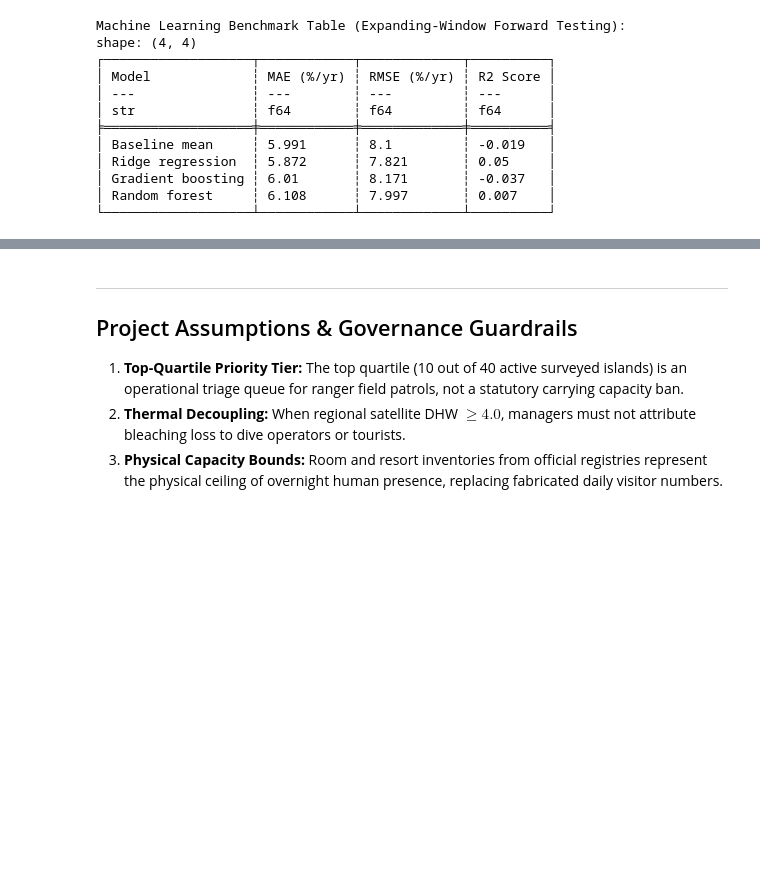
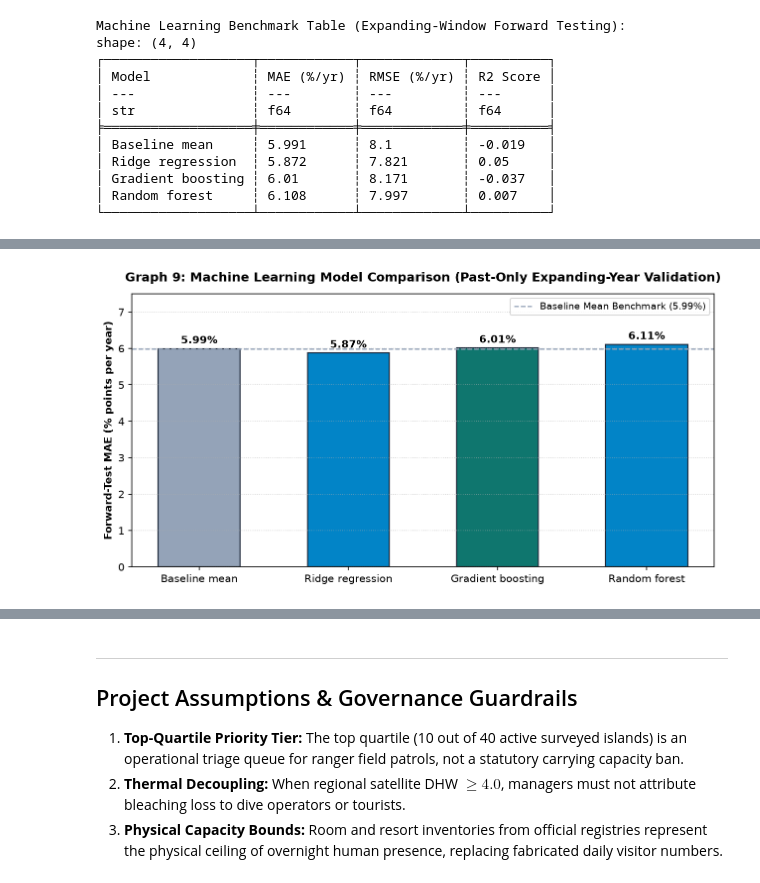
Before and after one commit to Chee613/dosm2026, a Jupyter notebook: notebooks/01_reproducible_pipeline.ipynb, the cells around one changed output, grey strips where cells are left out. Drawn from its saved outputs; the diff is of its cells as text; code cells hidden in the pictures; blank space fills up the shorter version.

```diff
--- a/notebooks/01_reproducible_pipeline.ipynb
+++ b/notebooks/01_reproducible_pipeline.ipynb
@@ -487,13 +574,13 @@ tradeoff_trajectories = simulate_npv(years=20, discount_rate=0.05)
 
 fig, (ax1, ax2) = plt.subplots(1, 2, figsize=(14, 5), dpi=150)
 
-# Graph 6: 4-Pillar Valuation
+# Graph 7: 4-Pillar Valuation
 p_names = [p["pillar"] for p in economic_pillars]
 p_vals = [p["value_myr"]/1e9 for p in economic_pillars]
 p_pcts = [p["share_pct"] for p in economic_pillars]
 colors = ["#0284c7", "#0d9488", "#10b981", "#6366f1"]
 bars = ax1.barh(p_names[::-1], p_vals[::-1], color=colors[::-1], height=0.55)
-ax1.set_title("Graph 6: RM 8.70 Billion/Year Coral Economic Valuation", fontweight="bold", fontsize=11)
+ax1.set_title("Graph 7: RM 8.70 Billion/Year Coral Economic Valuation", fontweight="bold", fontsize=11)
 ax1.set_xlabel("Economic Value (RM Billion / Year)", fontweight="bold")
 for b, p in zip(bars, p_pcts[::-1]):
     w = b.get_width()
@@ -501,7 +588,7 @@ for b, p in zip(bars, p_pcts[::-1]):
 ax1.set_xlim(0, 6.0)
 ax1.grid(axis="x", linestyle=":", alpha=0.6)
 
-# Graph 7: 20-Year NPV Tradeoff Curve
+# Graph 8: 20-Year NPV Tradeoff Curve
 years_x = [t["year"] for t in tradeoff_trajectories]
 cum_no_action = [t["cum_npv_no_action"]/1e9 for t in tradeoff_trajectories]
 cum_sustainable = [t["cum_npv_sustainable"]/1e9 for t in tradeoff_trajectories]
@@ -509,7 +596,7 @@ cum_sustainable = [t["cum_npv_sustainable"]/1e9 for t in tradeoff_trajectories]
 ax2.plot(years_x, cum_sustainable, color="#059669", linewidth=2.8, marker="o", label="Proactive Policy (Preserved Value: RM 114.3B)")
 ax2.plot(years_x, cum_no_action, color="#dc2626", linewidth=2.5, linestyle="--", marker="x", label="No Action (Over-Tourism: RM 66.6B)")
 ax2.fill_between(years_x, cum_no_action, cum_sustainable, color="#10b981", alpha=0.18, label="Net Capital Preserved (+RM 47.73B)")
-ax2.set_title("Graph 7: 20-Year Cumulative NPV Trade-Off Simulation", fontweight="bold", fontsize=11)
+ax2.set_title("Graph 8: 20-Year Cumulative NPV Trade-Off Simulation", fontweight="bold", fontsize=11)
 ax2.set_xlabel("Horizon (Years)", fontweight="bold")
 ax2.set_ylabel("Cumulative Discounted NPV (RM Billion)", fontweight="bold")
 ax2.legend(loc="upper left", fontsize=8.5)
@@ -600 +698,24 @@ shape: (4, 4)
+# %%
+# Model Comparison Bar Chart From Scratch
+model_names = list(results.keys())
+maes = [results[m]["MAE (%/yr)"] for m in model_names]
+bar_colors = ["#94a3b8" if m == "Baseline mean" else ("#0f766e" if m == "Gradient boosting" else "#0284c7") for m in model_names]
+
+fig, ax = plt.subplots(figsize=(8.5, 4.5), dpi=150)
+bars = ax.bar(model_names, maes, color=bar_colors, width=0.55, edgecolor="#1e293b", linewidth=1.1)
+
+for b in bars:
+    h = b.get_height()
+    ax.text(b.get_x() + b.get_width()/2, h + 0.08, f"{h:.2f}%", ha="center", va="bottom", fontweight="bold", fontsize=10)
+
+ax.set_title("Graph 9: Machine Learning Model Comparison (Past-Only Expanding-Year Validation)", fontweight="bold", fontsize=12, pad=12)
+ax.set_ylabel("Forward-Test MAE (% points per year)", fontweight="bold")
+ax.set_ylim(0, 7.5)
+ax.axhline(results["Baseline mean"]["MAE (%/yr)"], color="#94a3b8", linestyle="--", linewidth=1.2, label=f"Baseline Mean Benchmark ({results['Baseline mean']['MAE (%/yr)']:.2f}%)")
+ax.legend(loc="upper right", fontsize=9)
+ax.grid(axis="y", linestyle=":", alpha=0.6)
+plt.tight_layout()
+plt.show()
+# %% [output]
+[figure, added]
 # %% [markdown]
```
Also changed, not shown: parts of 11 cells of this notebook, 19 other files.
